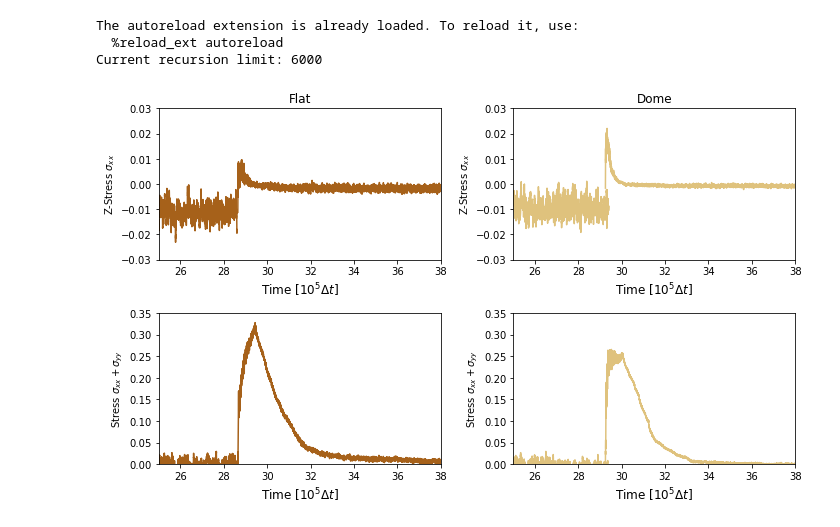
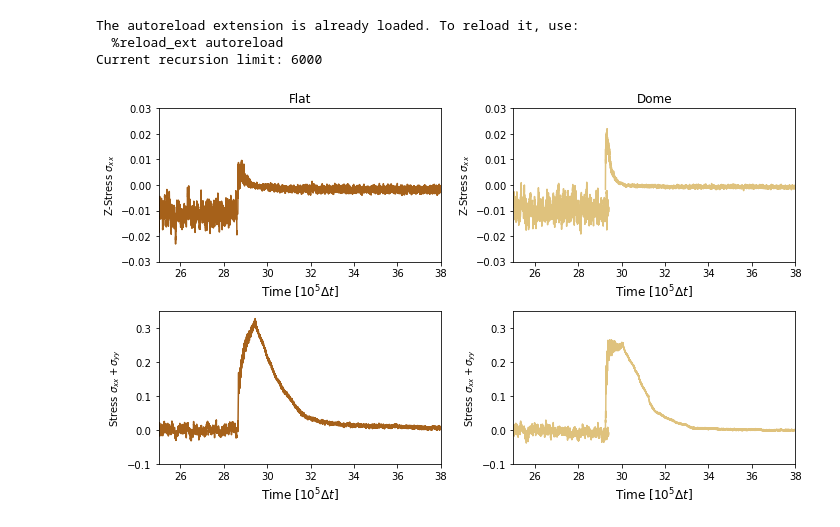
Before and after one commit to Billie1717/ColIVTurnover_Simulations, a Jupyter notebook: Data_and_Figures_2026/Fig_Dome/PlottingStress_ShowingZStress.ipynb, the cells around one changed output. Cells and saved outputs as stored; diff of their text form; code cells hidden in the pictures.

```diff
--- a/Data_and_Figures_2026/Fig_Dome/PlottingStress_ShowingZStress.ipynb
+++ b/Data_and_Figures_2026/Fig_Dome/PlottingStress_ShowingZStress.ipynb
@@ -189,32 +189,32 @@ for x in range(2):
         TimeConv = np.convolve(Time, np.ones(N)/N, mode='valid')
         if ee==0:
             SubtractT = TimeConv[0]
         B=0
         if x==0 and ee==0:
             B=2300
         elif x==1 and ee==0:
             B=1000
         else:
             B=10
         axNICE[1,x].plot(np.divide(TimeConv[:-B]-SubtractT,1e5), stress[:-B], color=clrs[x])
         axNICE[0,x].plot(np.divide(TimeConv[:-B]-SubtractT,1e5), stressZ[:-B], color=clrs[x])
         axNICE[0,x].set_xlabel("Time [$10^5\Delta t$]",fontsize = 12)
         axNICE[1,x].set_xlabel("Time [$10^5\Delta t$]",fontsize = 12)
         axNICE[1,x].set_ylabel("Stress $\sigma_{xx}+\sigma_{yy}$")
         axNICE[0,x].set_ylabel("Z-Stress $\sigma_{xx}$")
-        axNICE[1,x].set_ylim([0,0.35])
+        axNICE[1,x].set_ylim([-0.1,0.35])
         axNICE[0,x].set_ylim([-0.03,0.03])
         axNICE[1,x].set_xlim([25,38])
         axNICE[0,x].set_xlim([25,38])
 
 
 
 axNICE[0,1].set_title("Dome",fontsize = 12)
 axNICE[0,0].set_title("Flat",fontsize = 12)
 
 figNICE.tight_layout()
 plotname = "Dome_Stretching.pdf"
 #figNICE.savefig(plotsdir+'NewStretch40_profiles.png', dpi=600)
 figNICE.savefig(plotsdir+plotname)
 # %% [output]
-[figure, old version]
+[figure, new version]
```
Also changed, not shown: 20 other files.
